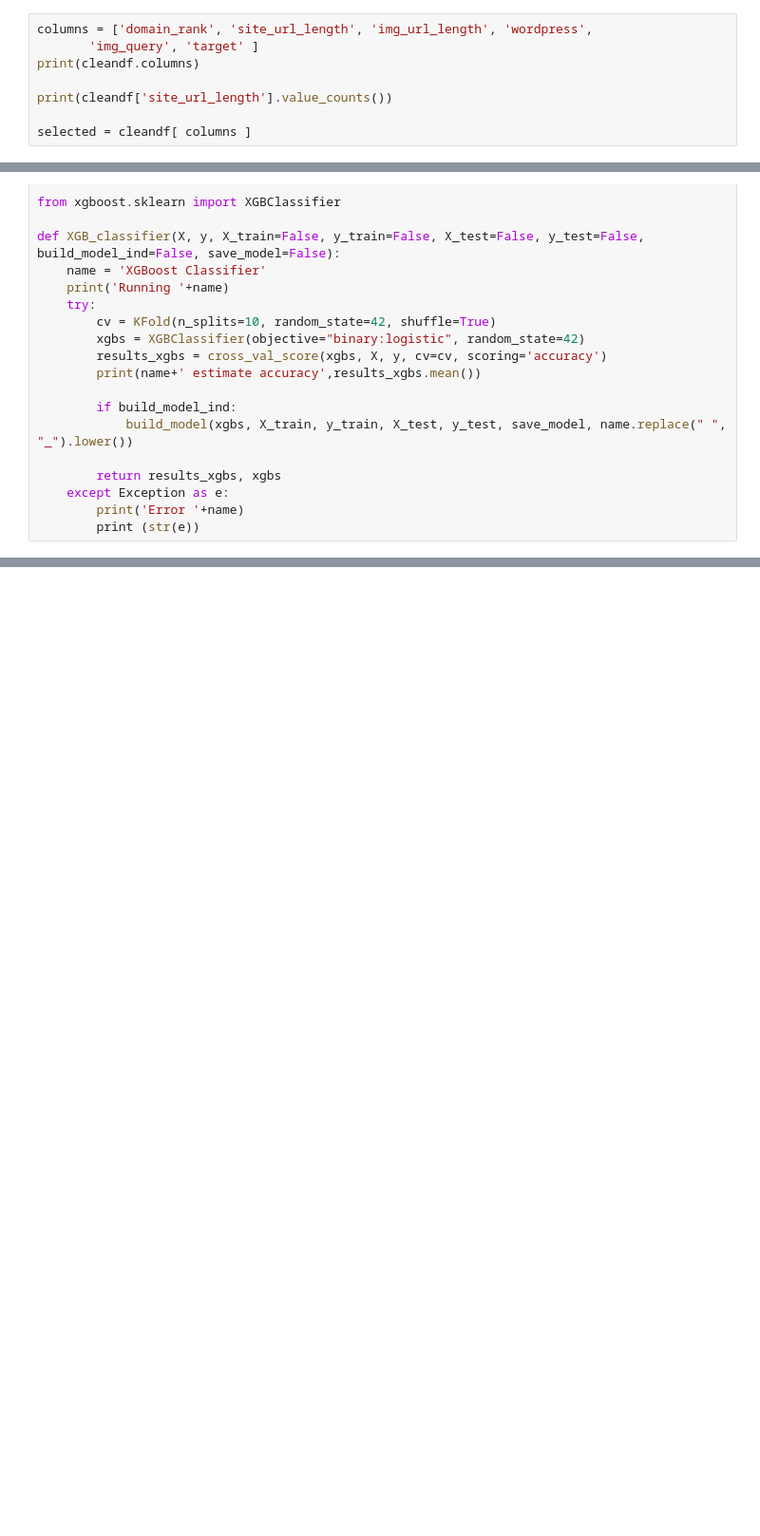
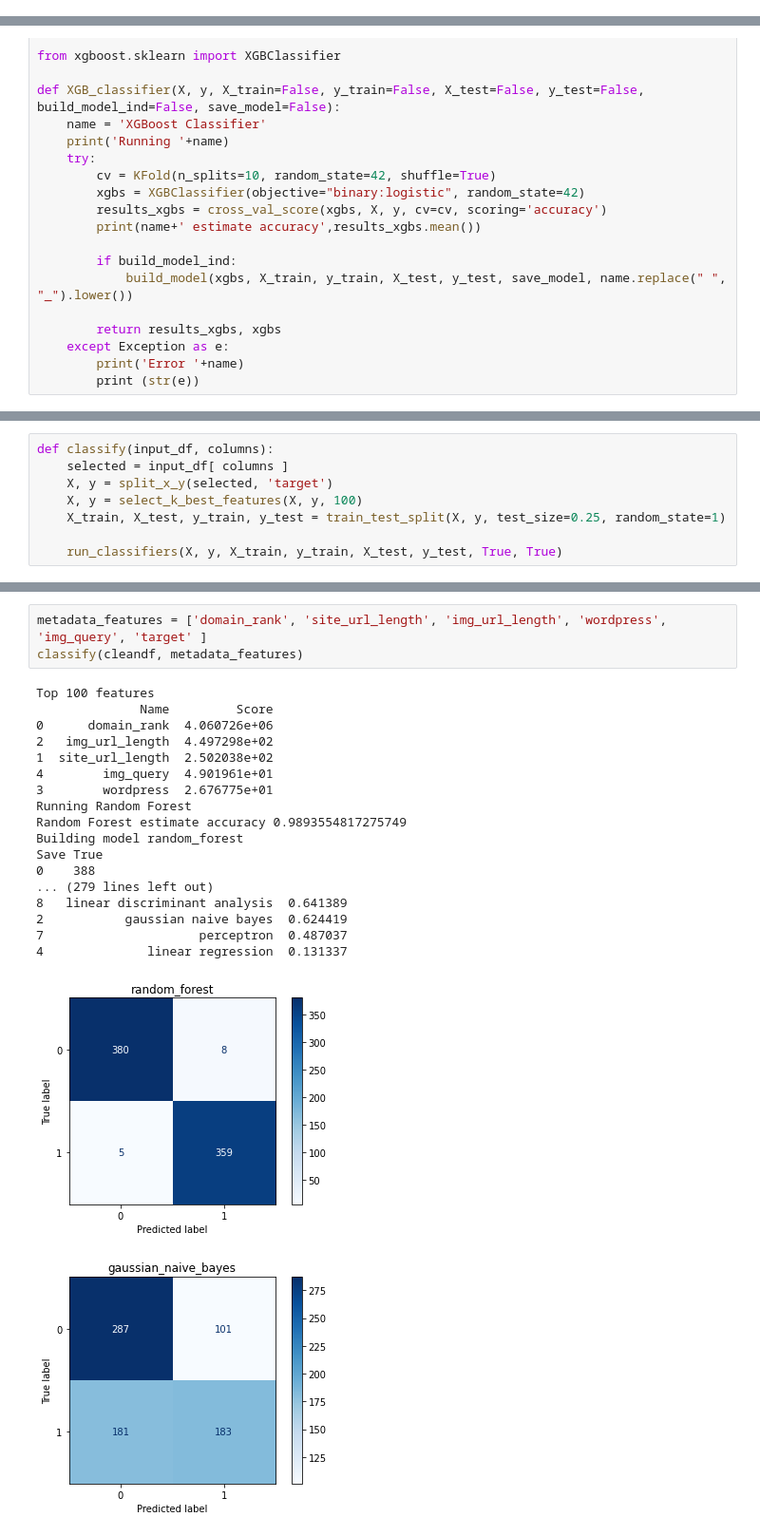
Before and after one commit to acomputerengineer/cis-700-machine-learning-security-project, a Jupyter notebook: main.ipynb, the cells around one changed output, grey strips where cells are left out. Shown at 95% size. Saved outputs shown, nothing was run; the diff lists cells and outputs as text; blank space fills up the shorter version.

```diff
--- a/main.ipynb
+++ b/main.ipynb
@@ -368,8 +225,0 @@ AxesSubplot(0.125,0.125;0.62x0.755)
-# %%
-columns = ['domain_rank', 'site_url_length', 'img_url_length', 'wordpress',
-       'img_query', 'target' ]
-print(cleandf.columns)
-
-print(cleandf['site_url_length'].value_counts())
-
-selected = cleandf[ columns ]
@@ -828,0 +583,8 @@ def model_evaluation(results_ensemble, results_random_forest, results_gaussian_n
+# %%
+def classify(input_df, columns):
+    selected = input_df[ columns ]
+    X, y = split_x_y(selected, 'target')
+    X, y = select_k_best_features(X, y, 100)
+    X_train, X_test, y_train, y_test = train_test_split(X, y, test_size=0.25, random_state=1)
+
+    run_classifiers(X, y, X_train, y_train, X_test, y_test, True, True)
@@ -939,0 +702,23 @@ df = load_data()
+# %%
+metadata_features = ['domain_rank', 'site_url_length', 'img_url_length', 'wordpress', 'img_query', 'target' ]
+classify(cleandf, metadata_features)
+# %% [output]
+Top 100 features
+              Name         Score
+0      domain_rank  4.060726e+06
+2   img_url_length  4.497298e+02
+1  site_url_length  2.502038e+02
+4        img_query  4.901961e+01
+3        wordpress  2.676775e+01
+Running Random Forest
+Random Forest estimate accuracy 0.9893554817275749
+Building model random_forest
+Save True
+0    388
+... (279 lines left out)
+8   linear discriminant analysis  0.641389
+2           gaussian naive bayes  0.624419
+7                     perceptron  0.487037
+4              linear regression  0.131337
+[figure, added]
+[figure, added]
```
Also changed, not shown: parts of 36 cells of this notebook, 13 other files.
